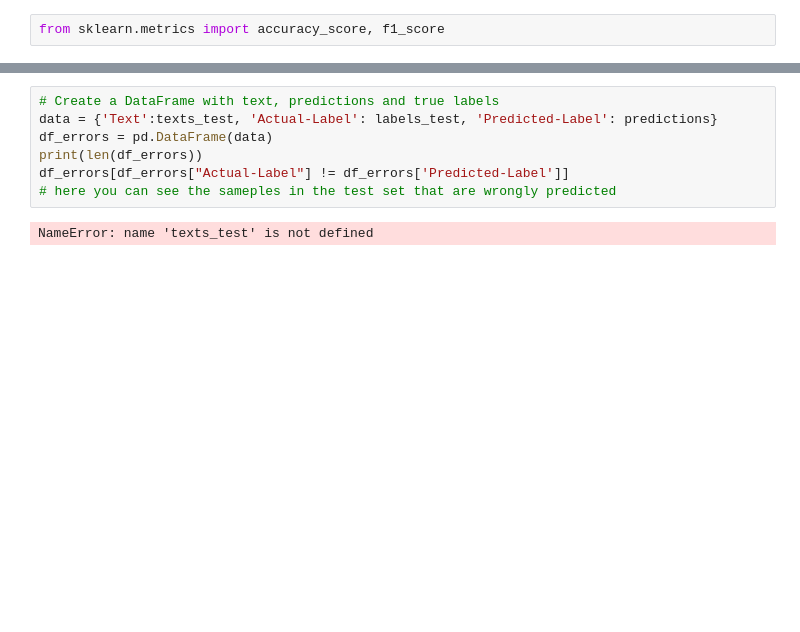
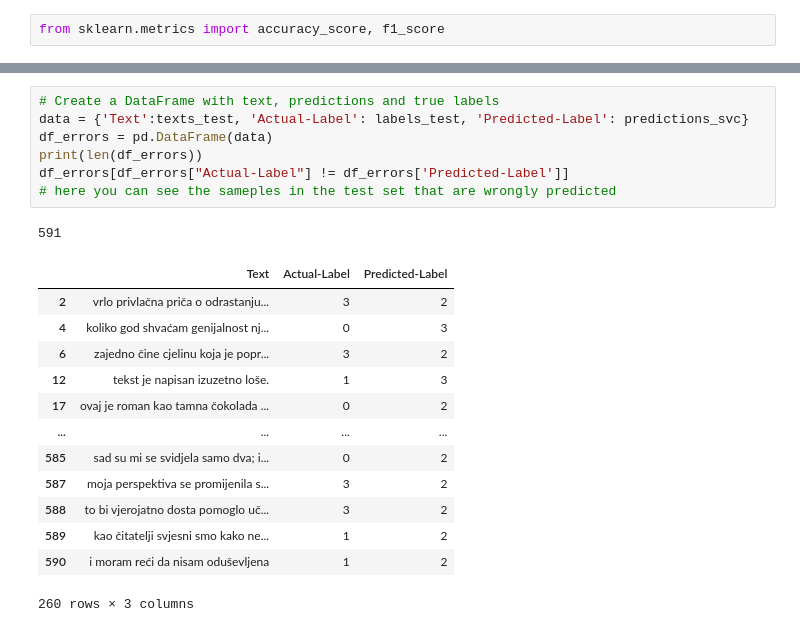
Before and after one commit to laracoen/MKLPM, a Jupyter notebook: SVC.ipynb, the cells around one changed output, grey strips where cells are left out. Drawn from its saved outputs; the diff is of its cells as text; blank space fills up the shorter version.

```diff
--- a/SVC.ipynb
+++ b/SVC.ipynb
@@ -160,9 +197,22 @@ NameError: name 'labels_test' is not defined
 # %%
 # Create a DataFrame with text, predictions and true labels
-data = {'Text':texts_test, 'Actual-Label': labels_test, 'Predicted-Label': predictions}
+data = {'Text':texts_test, 'Actual-Label': labels_test, 'Predicted-Label': predictions_svc}
 df_errors = pd.DataFrame(data)
 print(len(df_errors))
 df_errors[df_errors["Actual-Label"] != df_errors['Predicted-Label']]
 # here you can see the sameples in the test set that are wrongly predicted
 # %% [output]
-NameError: name 'texts_test' is not defined
+591
+|  | Text | Actual-Label | Predicted-Label |
+| 2 | vrlo privlačna priča o odrastanju... | 3 | 2 |
+| 4 | koliko god shvaćam genijalnost nj... | 0 | 3 |
+| 6 | zajedno čine cjelinu koja je popr... | 3 | 2 |
+| 12 | tekst je napisan izuzetno loše. | 1 | 3 |
+| 17 | ovaj je roman kao tamna čokolada ... | 0 | 2 |
+| ... | ... | ... | ... |
+| 585 | sad su mi se svidjela samo dva; i... | 0 | 2 |
+| 587 | moja perspektiva se promijenila s... | 3 | 2 |
+| 588 | to bi vjerojatno dosta pomoglo uč... | 3 | 2 |
+| 589 | kao čitatelji svjesni smo kako ne... | 1 | 2 |
+| 590 | i moram reći da nisam oduševljena | 1 | 2 |
+260 rows × 3 columns
```
Also changed, not shown: parts of 18 cells of this notebook.
